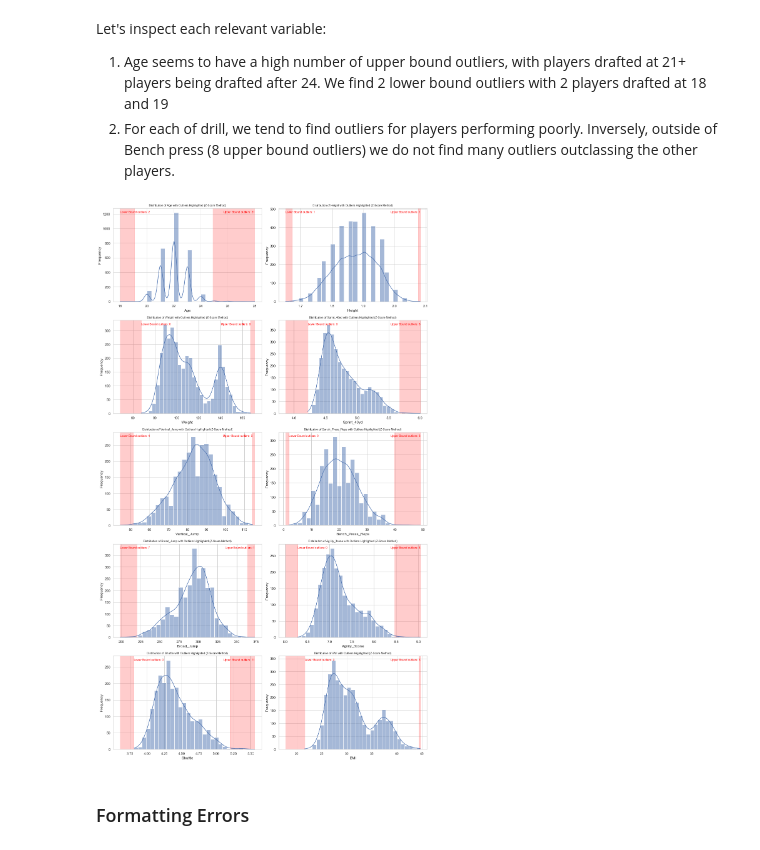
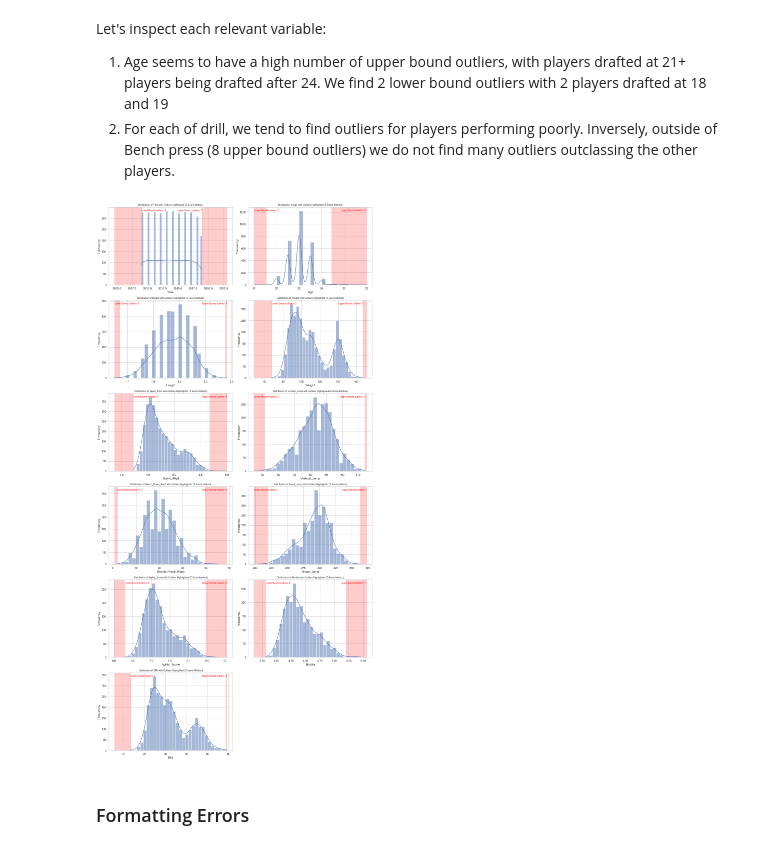
Before and after one commit to Gregcrooks75/NFL_analysis, a Jupyter notebook: NFL Project.ipynb, the cells around one changed output. Saved outputs shown, nothing was run; the diff lists cells and outputs as text; code cells hidden in the pictures.

```diff
--- a/NFL Project.ipynb
+++ b/NFL Project.ipynb
@@ -115,17 +122,19 @@ Let's inspect each relevant variable:
 1. Age seems to have a high number of upper bound outliers, with players drafted at 21+ players being drafted after 24. We find 2 lower bound outliers with 2 players drafted at 18 and 19
 2. For each of drill, we tend to find outliers for players performing poorly. Inversely, outside of Bench press (8 upper bound outliers) we do not find many outliers outclassing the other players.
 # %%
+import warnings
 import matplotlib.pyplot as plt
 import seaborn as sns
 import numpy as np
 
-# Assuming you have the necessary imports and dataframe already loaded.
-num_cols = df.loc[:, df.columns != 'Year']
-# Select numerical columns from the DataFrame
-num_cols = num_cols.select_dtypes(include='number').columns
+# Suppress the specific FutureWarning message
+warnings.filterwarnings("ignore", category=FutureWarning, module="matplotlib.cbook")
+
+# Select numerical columns, excluding 'Year'
+num_cols = df.select_dtypes(include='number').columns
 
 # Set up the figure for subplots
-n_cols = 2# Number of columns for subplots
+n_cols = 2  # Number of columns for subplots
 n_rows = len(num_cols) // n_cols + int(len(num_cols) % n_cols > 0)
 
 plt.figure(figsize=(15, 5 * n_rows))
@@ -133,37 +142,37 @@ plt.figure(figsize=(15, 5 * n_rows))
 # Loop through each numerical variable and create a subplot
 for i, col in enumerate(num_cols):
     # Calculate the mean and standard deviation, ignoring NaN values
-    mean = np.nanmean(df[col])
-    std_dev = np.nanstd(df[col])
+    mean = np.nanmean(df[col].to_numpy())  # Convert to numpy array
+    std_dev = np.nanstd(df[col].to_numpy())  # Convert to numpy array
 
     # Calculate the lower and upper bound values based on z-scores of -3 and 3
     lower = mean - 3 * std_dev
     upper = mean + 3 * std_dev
 
     # Count outliers
     lower_outliers_count = (df[col] <= lower).sum()
     upper_outliers_count = (df[col] >= upper).sum()
 
     # Create subplot
     ax = plt.subplot(n_rows, n_cols, i + 1)
     sns.histplot(df[col].dropna(), kde=True, ax=ax, bins=30)  # Drop NaN values for plotting
 
     # Highlighting the outliers
     ax.axvspan(xmin=df[col].min(), xmax=lower, alpha=0.2, color='red')
     ax.axvspan(xmin=upper, xmax=df[col].max(), alpha=0.2, color='red')
 
     # Adding text annotations for outlier counts
     ax.text(df[col].min(), ax.get_ylim()[1] * 0.95, f'Lower Bound outliers: {lower_outliers_count}', color='red', fontsize=9)
     ax.text(df[col].max(), ax.get_ylim()[1] * 0.95, f'Upper Bound outliers: {upper_outliers_count}', color='red', fontsize=9, horizontalalignment='right')
 
     ax.set_xlabel(col)
     ax.set_ylabel('Frequency')
     ax.set_title(f'Distribution of {col} with Outliers Highlighted (Z-Score Method)', fontsize=9)
 
 plt.tight_layout()
 plt.show()
 # %% [output]
-[figure, old version]
+[figure, new version]
 # %% [markdown]
 ### Formatting Errors
 # %% [markdown]
```
Also changed, not shown: parts of 117 cells of this notebook.
